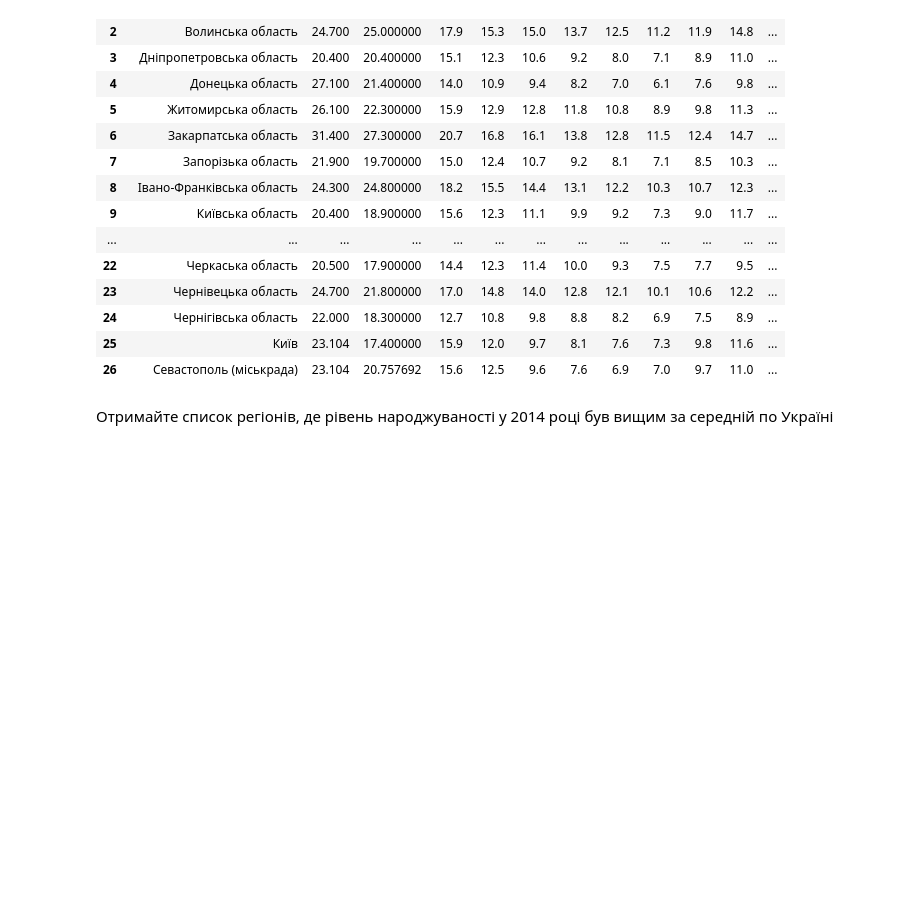
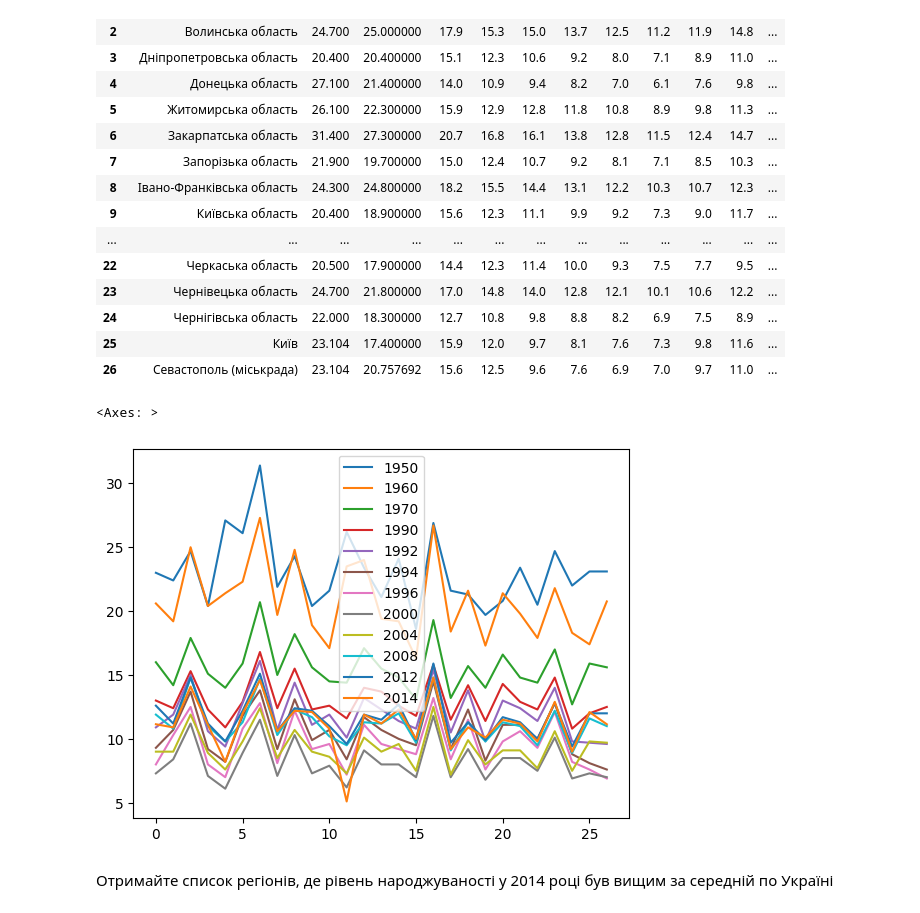
Before and after one commit to alex-kondr/Data_Science_HW_2, a Jupyter notebook: HW_2_1.ipynb, the cells around one changed output. Cells and saved outputs as stored; diff of their text form; code cells hidden in the pictures; blank space fills up the shorter version.

```diff
--- a/HW_2_1.ipynb
+++ b/HW_2_1.ipynb
@@ -134,6 +136,11 @@ df_new
 | 24 | Чернігівська область | 22.000 | 18.300000 | 12.7 | 10.8 | 9.8 | 8.8 | 8.2 | 6.9 | 7.5 | 8.9 | ... |
 | 25 | Київ | 23.104 | 17.400000 | 15.9 | 12.0 | 9.7 | 8.1 | 7.6 | 7.3 | 9.8 | 11.6 | ... |
 | 26 | Севастополь (міськрада) | 23.104 | 20.757692 | 15.6 | 12.5 | 9.6 | 7.6 | 6.9 | 7.0 | 9.7 | 11.0 | ... |
+# %%
+df_new.plot()
+# %% [output]
+<Axes: >
+[figure, added]
 # %% [markdown]
 Отримайте список регіонів, де рівень народжуваності у 2014 році був вищим за середній по Україні
 # %%
```
Also changed, not shown: parts of 3 cells of this notebook.
